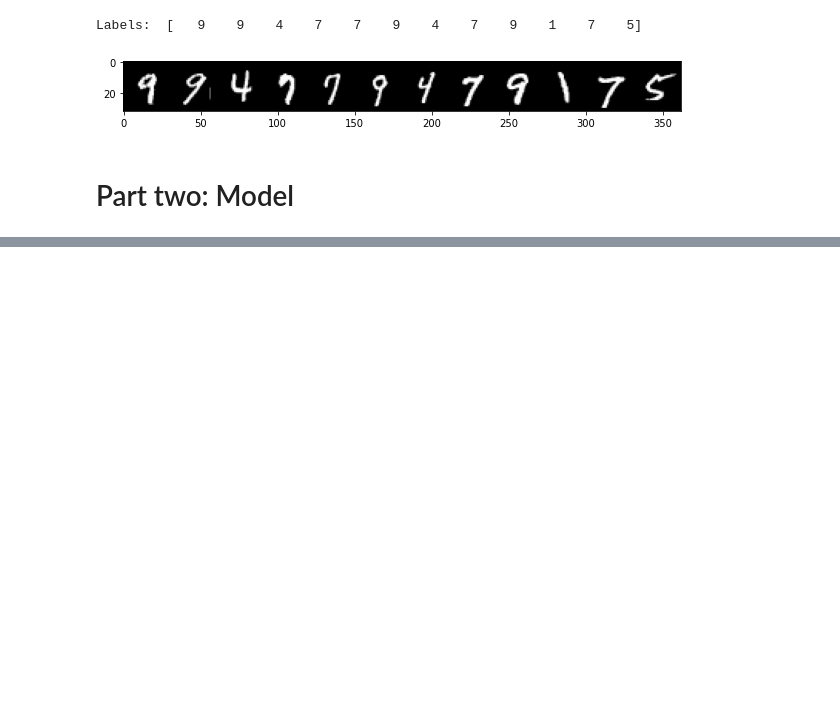
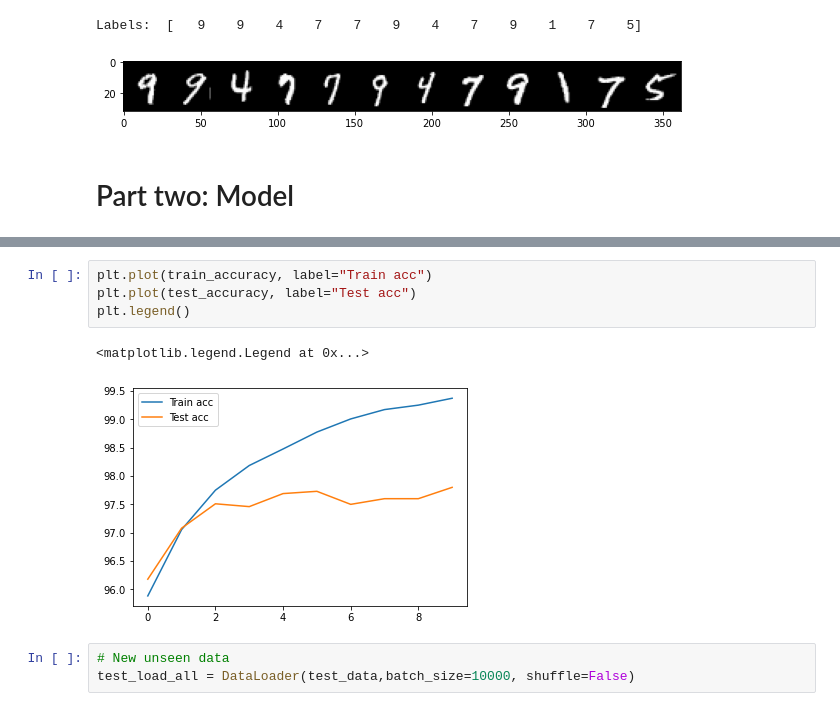
Before and after one commit to Nightsky-na/deep-learning-PyTorch-Medical-Image-Analysis, a Jupyter notebook: 02-CNN-Convolutional-Neural-Networks/00-MNIST-ANN-Code-Along.ipynb, the cells around one changed output, grey strips where cells are left out. Drawn from its saved outputs; the diff is of its cells as text; blank space fills up the shorter version.

```diff
--- a/02-CNN-Convolutional-Neural-Networks/00-MNIST-ANN-Code-Along.ipynb
+++ b/02-CNN-Convolutional-Neural-Networks/00-MNIST-ANN-Code-Along.ipynb
@@ -120,0 +271,10 @@ Labels:  [   9    9    4    7    7    9    4    7    9    1    7    5]
+# %%
+plt.plot(train_accuracy, label="Train acc")
+plt.plot(test_accuracy, label="Test acc")
+plt.legend()
+# %% [output]
+<matplotlib.legend.Legend at 0x...>
+[figure, added]
+# %%
+# New unseen data
+test_load_all = DataLoader(test_data,batch_size=10000, shuffle=False)
```
Also changed, not shown: parts of 16 cells of this notebook.
